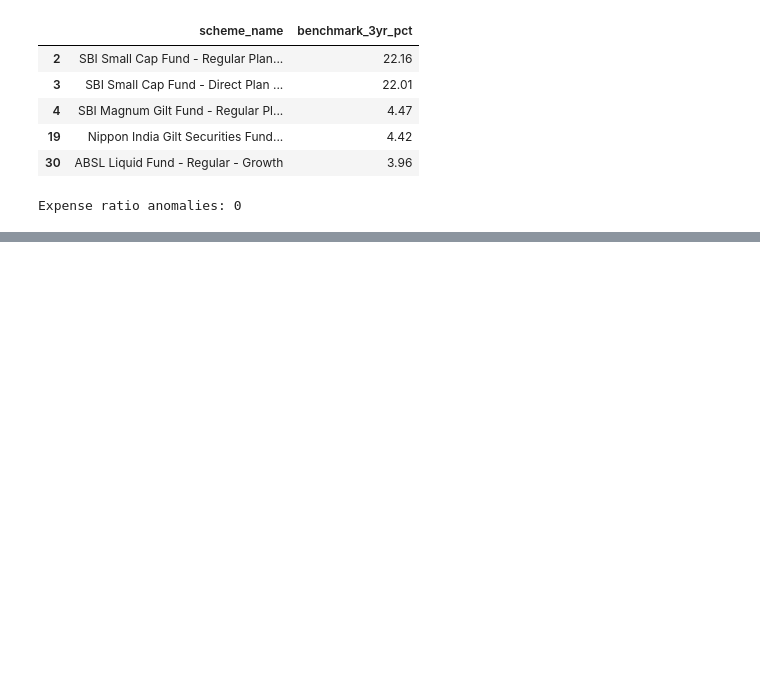
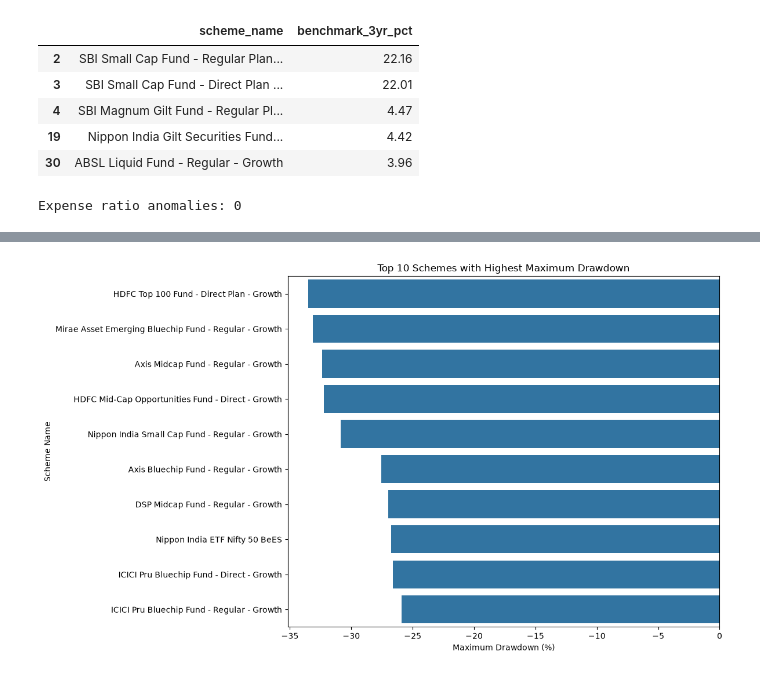
Before and after one commit to UnnimayaVAshok/my_projects, a Jupyter notebook: Capstone_project/notebooks/07_scheme_performance_analysis.ipynb, the cells around one changed output, grey strips where cells are left out. Saved outputs shown, nothing was run; the diff lists cells and outputs as text; code cells hidden in the pictures; blank space fills up the shorter version.

Commit message:
half of the analysis completed

```diff
--- a/Capstone_project/notebooks/07_scheme_performance_analysis.ipynb
+++ b/Capstone_project/notebooks/07_scheme_performance_analysis.ipynb
@@ -202,0 +584,6 @@ Expense ratio anomalies: 0
+# %%
+drawdown_analysis = df_07[
+    ['scheme_name', 'category', 'max_drawdown_pct']
+].sort_values('max_drawdown_pct', ascending=True)
+
+display(drawdown_analysis.head(10))
@@ -202,0 +613,25 @@ Expense ratio anomalies: 0
+# %%
+plt.figure(figsize=(12, 7))
+
+top_drawdown = drawdown_analysis.head(10)
+
+sns.barplot(
+    data=top_drawdown,
+    x='max_drawdown_pct',
+    y='scheme_name'
+)
+
+plt.title('Top 10 Schemes with Highest Maximum Drawdown')
+plt.xlabel('Maximum Drawdown (%)')
+plt.ylabel('Scheme Name')
+plt.tight_layout()
+
+plt.savefig(
+    '../reports/plots/maximum_drawdown_analysis.png',
+    dpi=300,
+    bbox_inches='tight'
+)
+
+plt.show()
+# %% [output]
+[figure, added]
```
Also changed, not shown: parts of 52 cells of this notebook, 33 other files.
